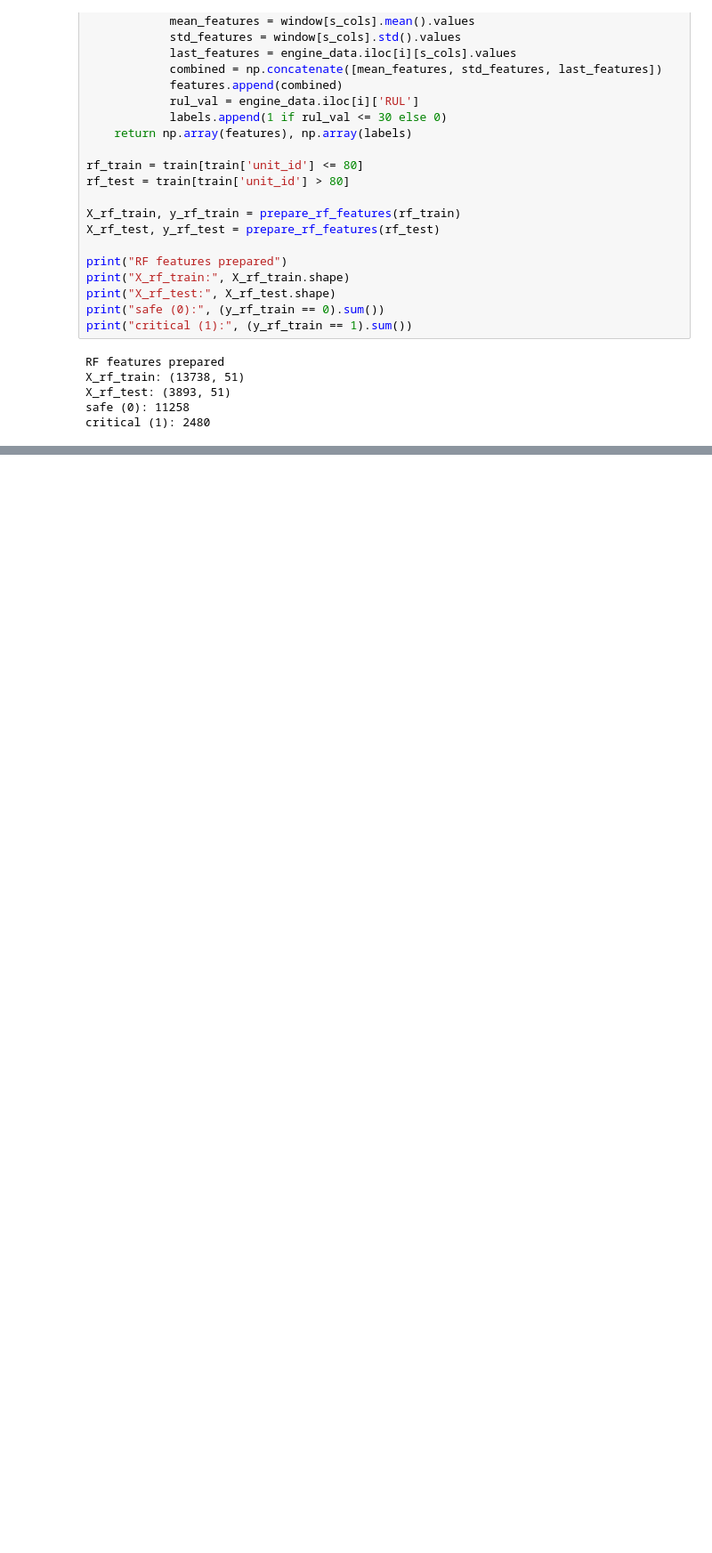
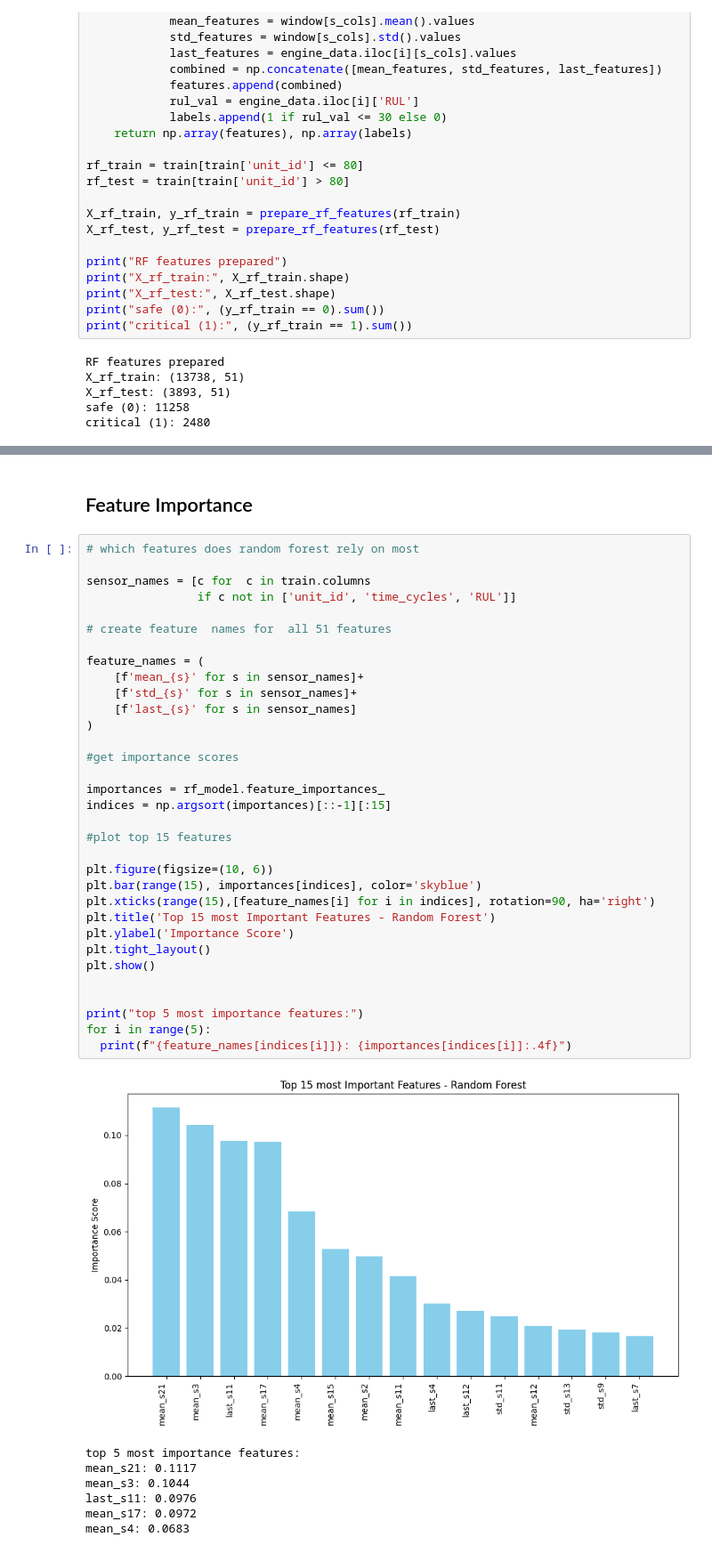
Before and after one commit to Bhawani-Lal/Smartmaintain_Dissertation, a Jupyter notebook: SmartMaintain_EDA.ipynb, the cells around one changed output, grey strips where cells are left out. Shown at 89% size. Drawn from its saved outputs; the diff is of its cells as text; blank space fills up the shorter version.

```diff
--- a/SmartMaintain_EDA.ipynb
+++ b/SmartMaintain_EDA.ipynb
@@ -639,0 +714,43 @@ critical (1): 2480
+# %% [markdown]
+## Feature Importance
+# %%
+# which features does random forest rely on most
+
+sensor_names = [c for  c in train.columns
+                if c not in ['unit_id', 'time_cycles', 'RUL']]
+
+# create feature  names for  all 51 features
+
+feature_names = (
+    [f'mean_{s}' for s in sensor_names]+
+    [f'std_{s}' for s in sensor_names]+
+    [f'last_{s}' for s in sensor_names]
+)
+
+#get importance scores
+
+importances = rf_model.feature_importances_
+indices = np.argsort(importances)[::-1][:15]
+
+#plot top 15 features
+
+plt.figure(figsize=(10, 6))
+plt.bar(range(15), importances[indices], color='skyblue')
+plt.xticks(range(15),[feature_names[i] for i in indices], rotation=90, ha='right')
+plt.title('Top 15 most Important Features - Random Forest')
+plt.ylabel('Importance Score')
+plt.tight_layout()
+plt.show()
+
+
+print("top 5 most importance features:")
+for i in range(5):
+  print(f"{feature_names[indices[i]]}: {importances[indices[i]]:.4f}")
+# %% [output]
+[figure, added]
+top 5 most importance features:
+mean_s21: 0.1117
+mean_s3: 0.1044
+last_s11: 0.0976
+mean_s17: 0.0972
+mean_s4: 0.0683
```
Also changed, not shown: parts of 9 cells of this notebook.
